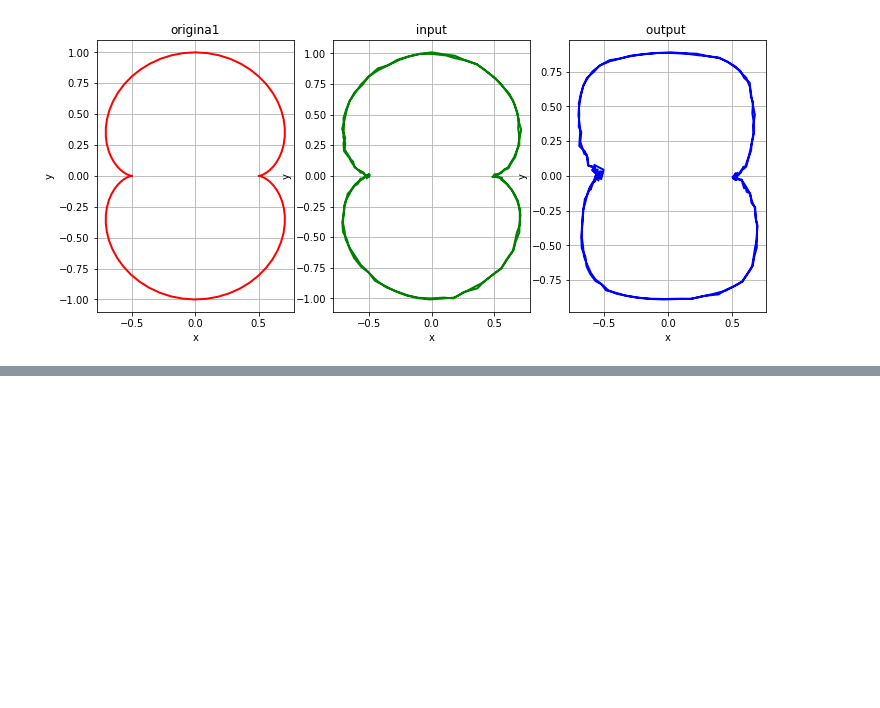
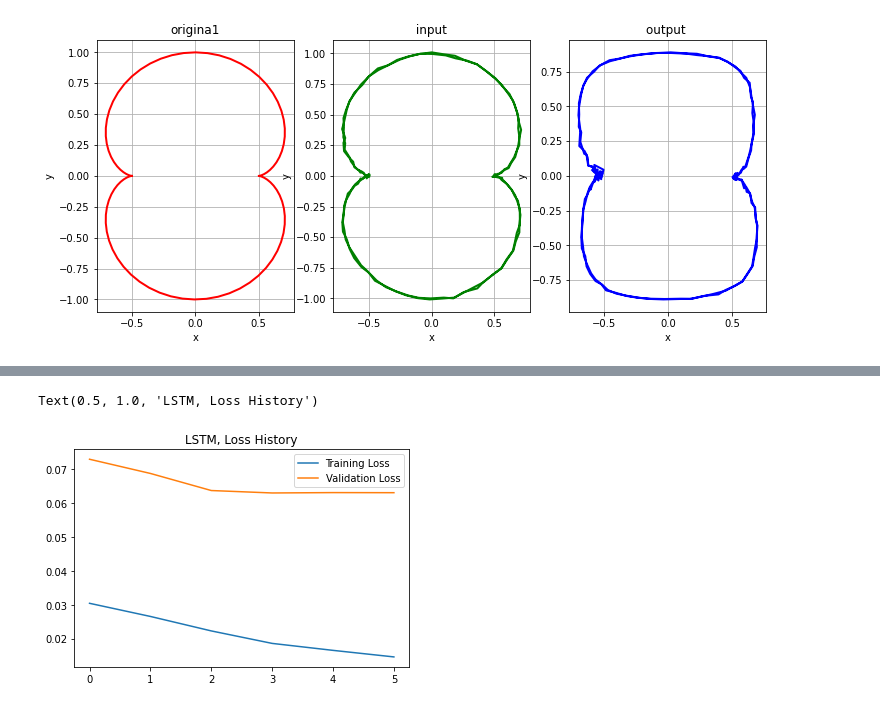
Before and after one commit to Nadiam75/DeepLearning_HW_3, a Jupyter notebook: Q2.ipynb, the cells around one changed output, grey strips where cells are left out. Saved outputs shown, nothing was run; the diff lists cells and outputs as text; code cells hidden in the pictures; blank space fills up the shorter version.

```diff
--- a/Q2.ipynb
+++ b/Q2.ipynb
@@ -1003,0 +1115,6 @@ plt.grid()
+# %%
+for i in range(11):
+  i_st = 2000*i
+  i_ed = 2000*(i+1)
+  input_data[i,: ,0] = signal_noise[i_st : i_ed]
+  output_data[i,: , 0] = signal[i_st : i_ed]
@@ -1003,0 +1149,7 @@ plt.grid()
+# %%
+# SimpleRNN
+SimpleRNNmodel=tf.keras.models.Sequential()
+SimpleRNNmodel.add(tf.keras.layers.SimpleRNN(30, input_shape = (2000,1) ,  activation='tanh' ))
+SimpleRNNmodel.add(tf.keras.layers.Dense(2000, activation='tanh'))
+SimpleRNNmodel.compile(loss='mse', optimizer=tf.keras.optimizers.Adam(learning_rate = 0.001))
+history1 = SimpleRNNmodel.fit(x_train, y_train, epochs=6, batch_size= 1, validation_data= (x_validation , y_validation),  verbose=1)
@@ -1003,0 +1169,9 @@ plt.grid()
+# %%
+fig = plt.figure()
+plt.plot(history1.history['loss'], label='Training Loss')
+plt.plot(history1.history['val_loss'], label='Validation Loss')
+plt.legend()
+plt.title('LSTM, Loss History')
+# %% [output]
+Text(0.5, 1.0, 'LSTM, Loss History')
+[figure, added]
```
Also changed, not shown: parts of 30 cells of this notebook.
